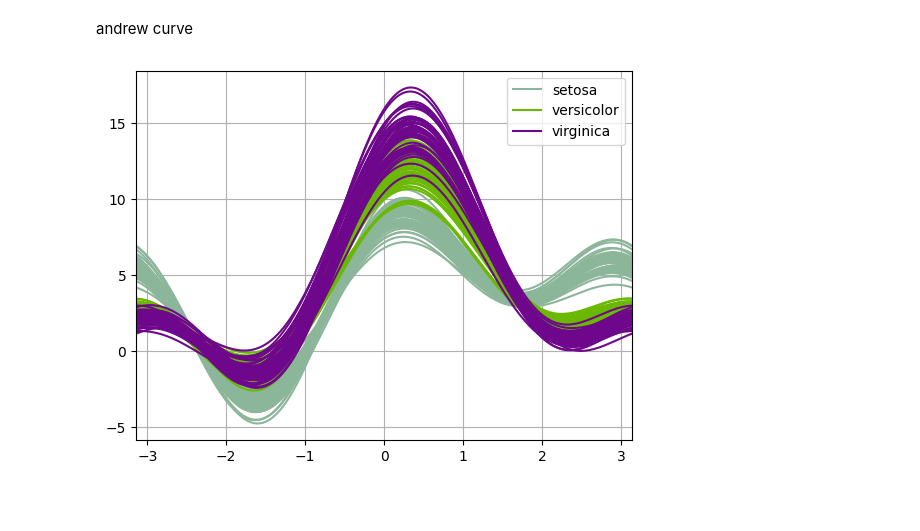
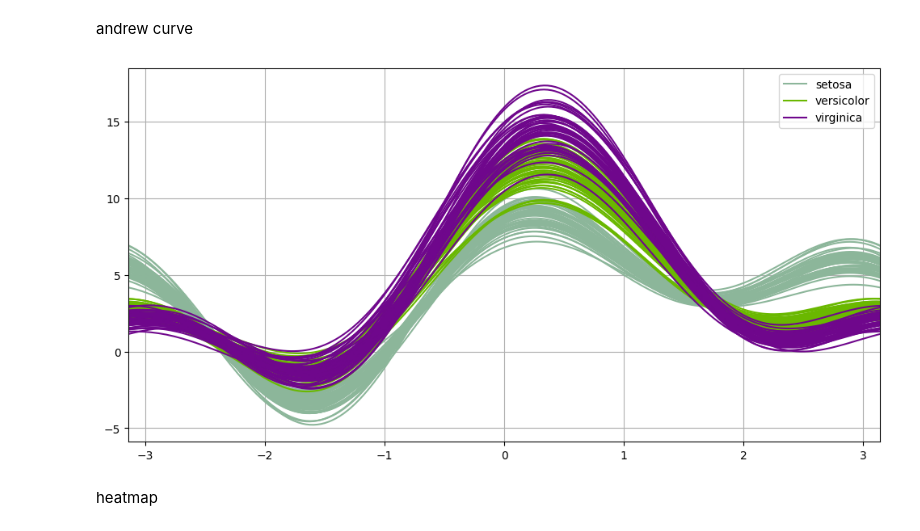
Before and after one commit to hridya-r-n/MCA-lab, a Jupyter notebook: Hridya.ipynb, the cells around one changed output. Cells and saved outputs as stored; diff of their text form; code cells hidden in the pictures; blank space fills up the shorter version.

```diff
--- a/Hridya.ipynb
+++ b/Hridya.ipynb
@@ -979,9 +1049,12 @@ andrew curve
 # %%
 from pandas.plotting import andrews_curves
 
-df['species'] = iris.target_names[iris.target]
+plt.figure(figsize=(12,6))
 
 andrews_curves(df, 'species')
+
 plt.show()
 # %% [output]
-[figure, old version]
+[figure, new version]
+# %% [markdown]
+heatmap
```
Also changed, not shown: parts of 16 cells of this notebook.
